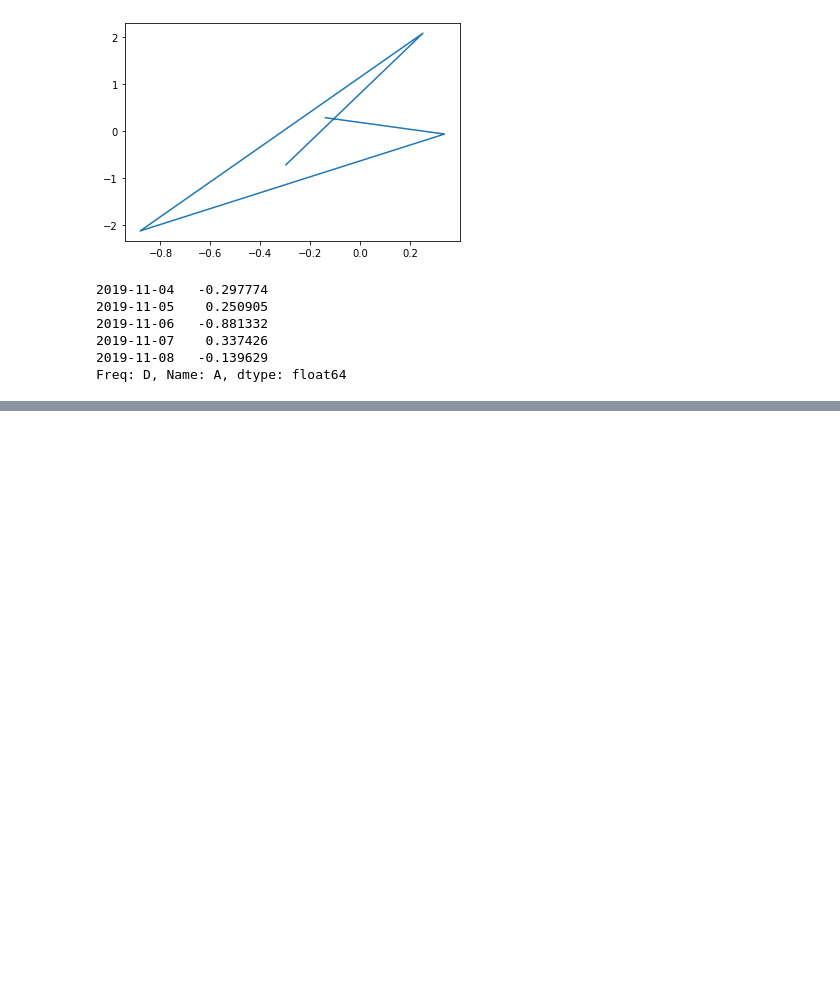
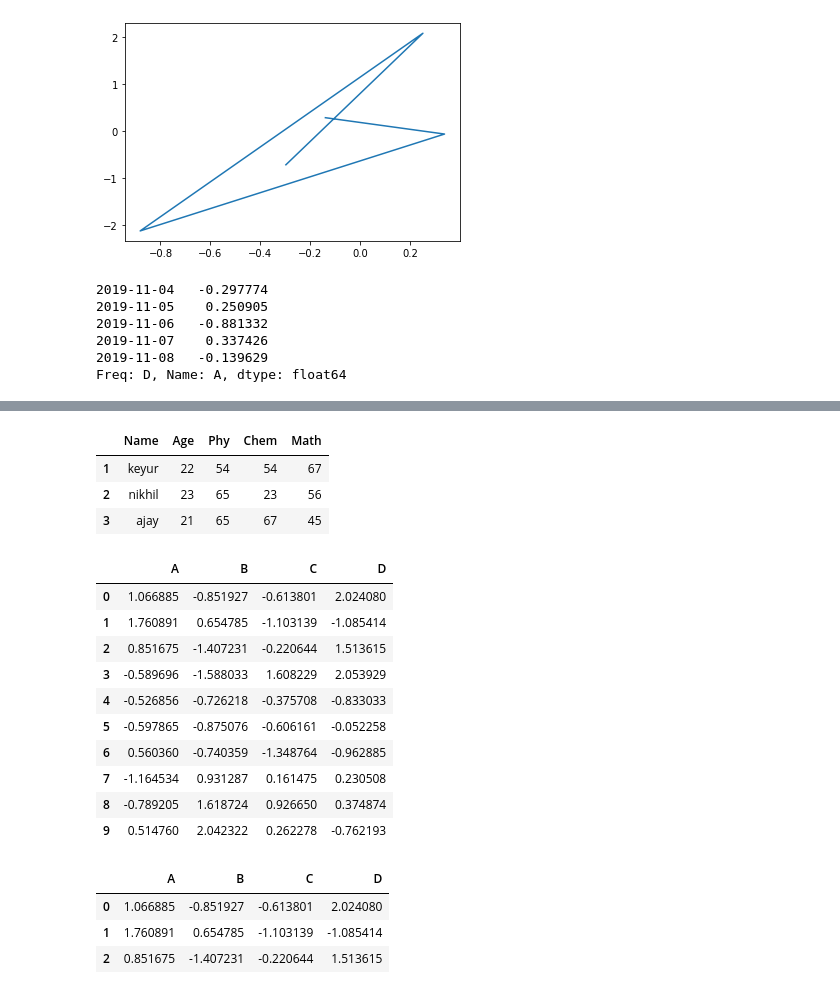
Before and after one commit to ajayyadav1998/python3pm, a Jupyter notebook: Introduction to pandas.ipynb, the cells around one changed output, grey strips where cells are left out. Cells and saved outputs as stored; diff of their text form; code cells hidden in the pictures; blank space fills up the shorter version.

```diff
--- a/Introduction to pandas.ipynb
+++ b/Introduction to pandas.ipynb
@@ -195,0 +204,7 @@ Freq: D, Name: A, dtype: float64
+# %%
+df[1:5]
+# %% [output]
+|  | Name | Age | Phy | Chem | Math |
+| 1 | keyur | 22 | 54 | 54 | 67 |
+| 2 | nikhil | 23 | 65 | 23 | 56 |
+| 3 | ajay | 21 | 65 | 67 | 45 |
@@ -195,0 +213,22 @@ Freq: D, Name: A, dtype: float64
+# %%
+dff
+# %% [output]
+|  | A | B | C | D |
+| 0 | 1.066885 | -0.851927 | -0.613801 | 2.024080 |
+| 1 | 1.760891 | 0.654785 | -1.103139 | -1.085414 |
+| 2 | 0.851675 | -1.407231 | -0.220644 | 1.513615 |
+| 3 | -0.589696 | -1.588033 | 1.608229 | 2.053929 |
+| 4 | -0.526856 | -0.726218 | -0.375708 | -0.833033 |
+| 5 | -0.597865 | -0.875076 | -0.606161 | -0.052258 |
+| 6 | 0.560360 | -0.740359 | -1.348764 | -0.962885 |
+| 7 | -1.164534 | 0.931287 | 0.161475 | 0.230508 |
+| 8 | -0.789205 | 1.618724 | 0.926650 | 0.374874 |
+| 9 | 0.514760 | 2.042322 | 0.262278 | -0.762193 |
+# %%
+df1 = dff[:3]
+df1
+# %% [output]
+|  | A | B | C | D |
+| 0 | 1.066885 | -0.851927 | -0.613801 | 2.024080 |
+| 1 | 1.760891 | 0.654785 | -1.103139 | -1.085414 |
+| 2 | 0.851675 | -1.407231 | -0.220644 | 1.513615 |
```
Also changed, not shown: parts of 27 cells of this notebook.
